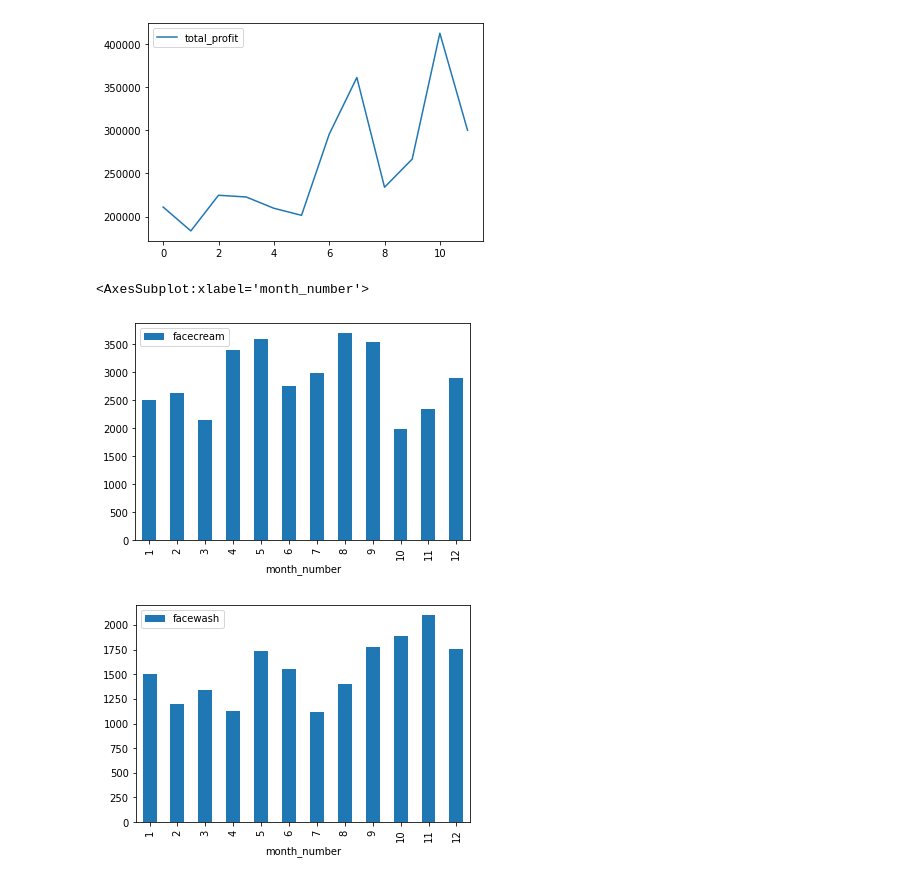
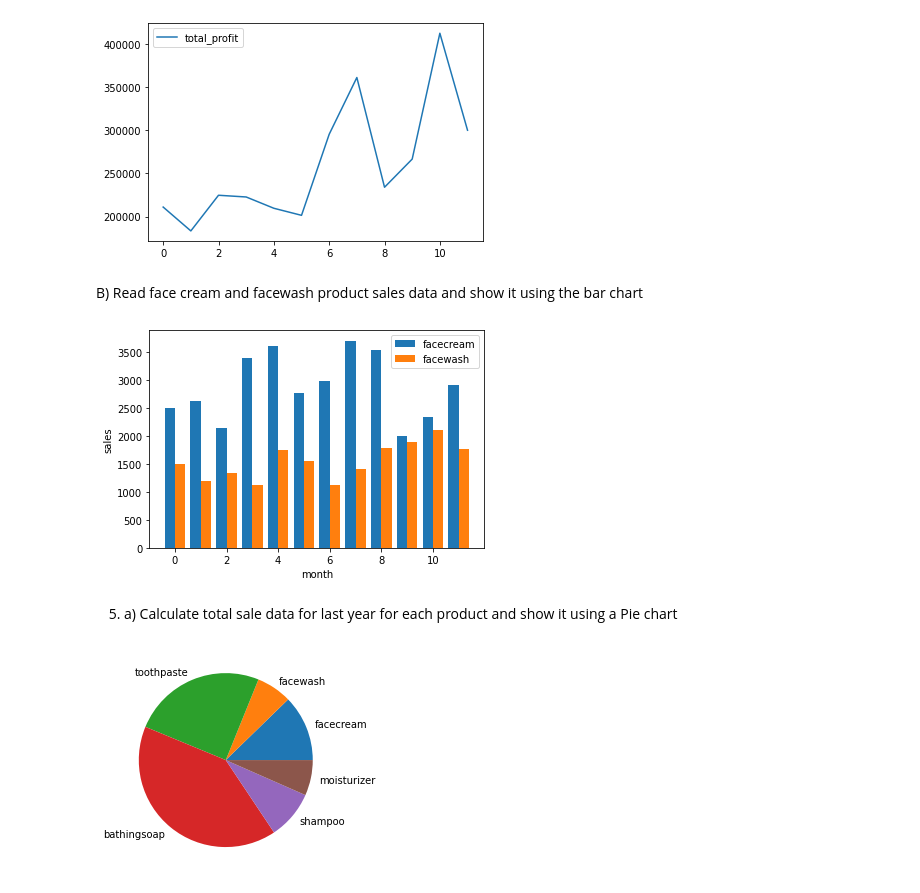
Before and after one commit to SandeepK1729/APP, a Jupyter notebook: 1.a cipher.ipynb, the cells around one changed output. Saved outputs shown, nothing was run; the diff lists cells and outputs as text; code cells hidden in the pictures.

```diff
--- a/1.a cipher.ipynb
+++ b/1.a cipher.ipynb
@@ -131,10 +131,18 @@ df.plot(y = 'total_profit')
 plt.show()
 # %% [output]
 [figure]
+# %% [markdown]
+B) Read face cream and facewash product sales data and show it using the bar chart
 # %%
-df.plot(x = 'month_number', y = 'facecream', kind='bar' )
-df.plot(x = 'month_number', y = 'facewash', kind='bar' )
+x = df['month_number']
+y = df['facecream']
+z = df['facewash']
+X = np.arange(len(x))
+plt.bar(X - 0.2, y, 0.4, label="facecream")
+plt.bar(X + 0.2, z, 0.4, label="facewash")
+plt.xlabel("month")
+plt.ylabel("sales")
+plt.legend()
+plt.show()
 # %% [output]
-<AxesSubplot:xlabel='month_number'>
-[figure, old version]
+[figure, new version]
-[figure, removed]
@@ -142,0 +149,2 @@ plt
+# %% [markdown]
+5)  a) Calculate total sale data for last year for each product and show it using a Pie chart
@@ -142,0 +153,5 @@ plt
+# %%
+plt.pie(products.sum(), labels = products.columns)
+plt.show()
+# %% [output]
+[figure, added]
```
Also changed, not shown: parts of 7 cells of this notebook.
